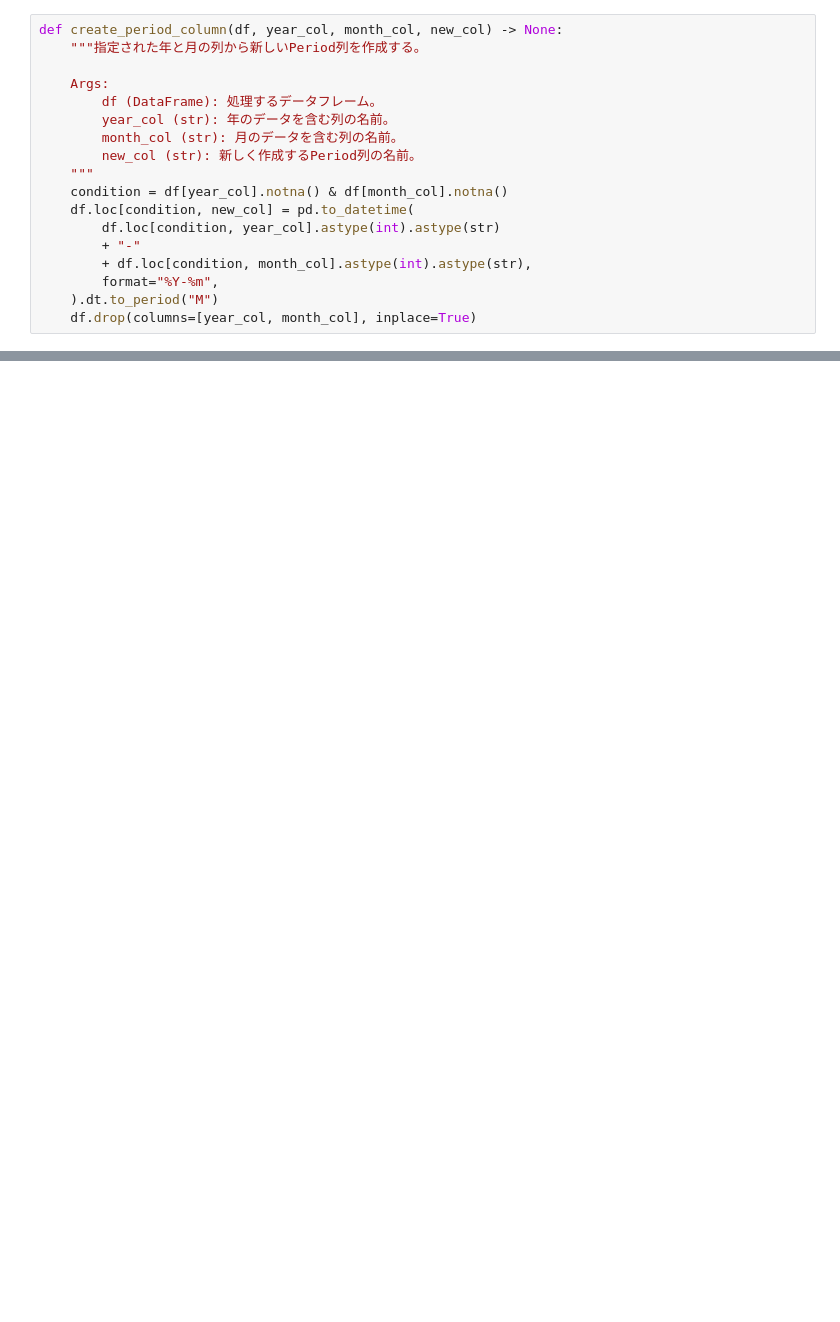
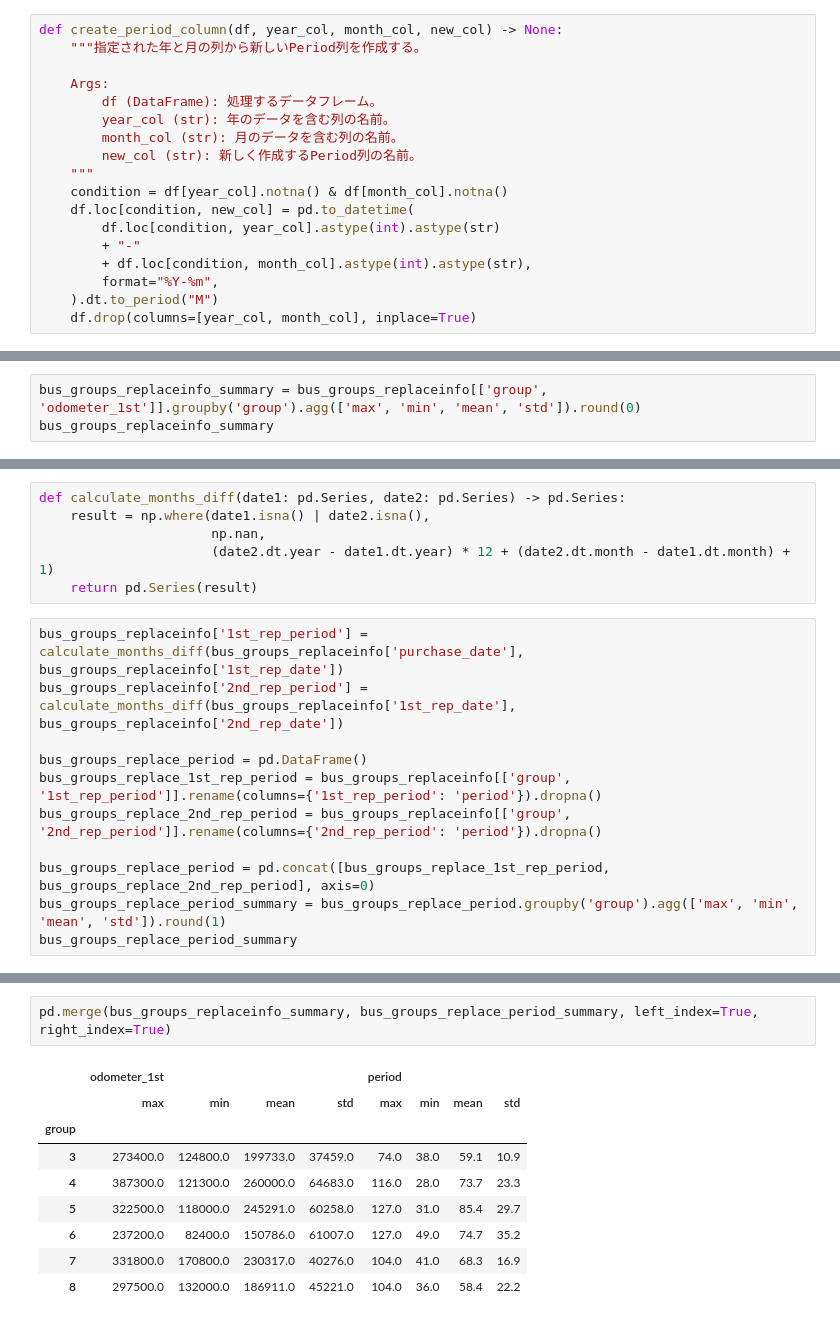
Before and after one commit to Aoyagi816/rust_reprication, a Jupyter notebook: notebooks/table2a.ipynb, the cells around one changed output, grey strips where cells are left out. Drawn from its saved outputs; the diff is of its cells as text; blank space fills up the shorter version.

```diff
--- a/notebooks/table2a.ipynb
+++ b/notebooks/table2a.ipynb
@@ -78,0 +111,3 @@ bus_groups_replaceinfo[bus_groups_replaceinfo["group"] == "4"]
+# %%
+bus_groups_replaceinfo_summary = bus_groups_replaceinfo[['group', 'odometer_1st']].groupby('group').agg(['max', 'min', 'mean', 'std']).round(0)
+bus_groups_replaceinfo_summary
@@ -78,0 +126,17 @@ bus_groups_replaceinfo[bus_groups_replaceinfo["group"] == "4"]
+# %%
+def calculate_months_diff(date1: pd.Series, date2: pd.Series) -> pd.Series:
+    result = np.where(date1.isna() | date2.isna(),
+                      np.nan,
+                      (date2.dt.year - date1.dt.year) * 12 + (date2.dt.month - date1.dt.month) + 1)
+    return pd.Series(result)
+# %%
+bus_groups_replaceinfo['1st_rep_period'] = calculate_months_diff(bus_groups_replaceinfo['purchase_date'], bus_groups_replaceinfo['1st_rep_date'])
+bus_groups_replaceinfo['2nd_rep_period'] = calculate_months_diff(bus_groups_replaceinfo['1st_rep_date'], bus_groups_replaceinfo['2nd_rep_date'])
+
+bus_groups_replace_period = pd.DataFrame()
+bus_groups_replace_1st_rep_period = bus_groups_replaceinfo[['group', '1st_rep_period']].rename(columns={'1st_rep_period': 'period'}).dropna()
+bus_groups_replace_2nd_rep_period = bus_groups_replaceinfo[['group', '2nd_rep_period']].rename(columns={'2nd_rep_period': 'period'}).dropna()
+
+bus_groups_replace_period = pd.concat([bus_groups_replace_1st_rep_period, bus_groups_replace_2nd_rep_period], axis=0)
+bus_groups_replace_period_summary = bus_groups_replace_period.groupby('group').agg(['max', 'min', 'mean', 'std']).round(1)
+bus_groups_replace_period_summary
@@ -78,0 +153,12 @@ bus_groups_replaceinfo[bus_groups_replaceinfo["group"] == "4"]
+# %%
+pd.merge(bus_groups_replaceinfo_summary, bus_groups_replace_period_summary, left_index=True, right_index=True)
+# %% [output]
+|  | odometer_1st |  |  |  | period |  |  |  |
+|  | max | min | mean | std | max | min | mean | std |
+| group |  |  |  |  |  |  |  |  |
+| 3 | 273400.0 | 124800.0 | 199733.0 | 37459.0 | 74.0 | 38.0 | 59.1 | 10.9 |
+| 4 | 387300.0 | 121300.0 | 260000.0 | 64683.0 | 116.0 | 28.0 | 73.7 | 23.3 |
+| 5 | 322500.0 | 118000.0 | 245291.0 | 60258.0 | 127.0 | 31.0 | 85.4 | 29.7 |
+| 6 | 237200.0 | 82400.0 | 150786.0 | 61007.0 | 127.0 | 49.0 | 74.7 | 35.2 |
+| 7 | 331800.0 | 170800.0 | 230317.0 | 40276.0 | 104.0 | 41.0 | 68.3 | 16.9 |
+| 8 | 297500.0 | 132000.0 | 186911.0 | 45221.0 | 104.0 | 36.0 | 58.4 | 22.2 |
```
Also changed, not shown: parts of 4 cells of this notebook.
